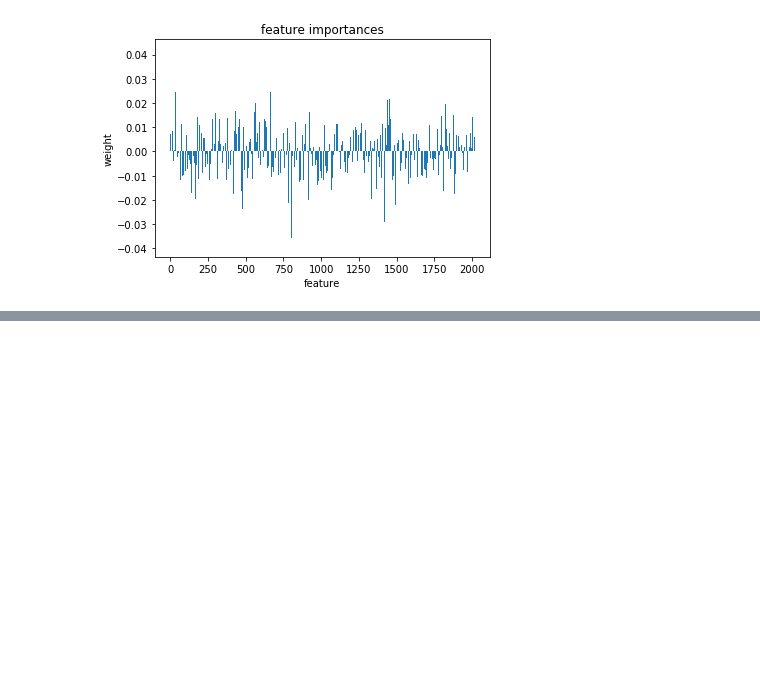
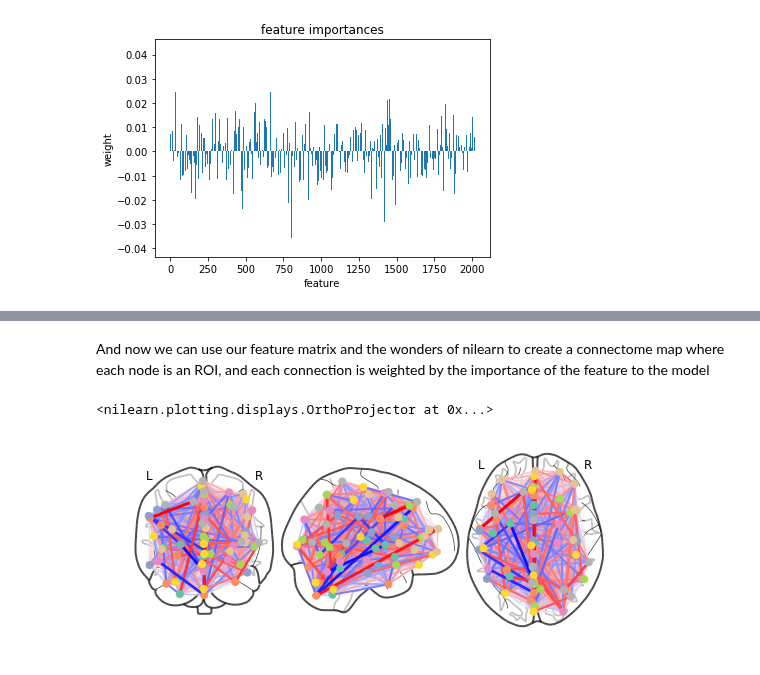
Before and after one commit to illdopejake/RS2018_Nilearn_tutorial, a Jupyter notebook: Nilearn_tutorial_2018.ipynb, the cells around one changed output, grey strips where cells are left out. Cells and saved outputs as stored; diff of their text form; code cells hidden in the pictures; blank space fills up the shorter version.

```diff
--- a/Nilearn_tutorial_2018.ipynb
+++ b/Nilearn_tutorial_2018.ipynb
@@ -856,0 +899,9 @@ plt.ylabel('weight')
+# %%
+coords = np.load(os.path.join(outdir,'BASC064_coordinates.npz'))['a']
+# %% [markdown]
+And now we can use our feature matrix and the wonders of nilearn to create a connectome map where each node is an ROI, and each connection is weighted by the importance of the feature to the model
+# %%
+plotting.plot_connectome(feat_exp_matrix, coords)
+# %% [output]
+<nilearn.plotting.displays.OrthoProjector at 0x...>
+[figure, added]
```
Also changed, not shown: parts of 5 cells of this notebook, 1 other file.
